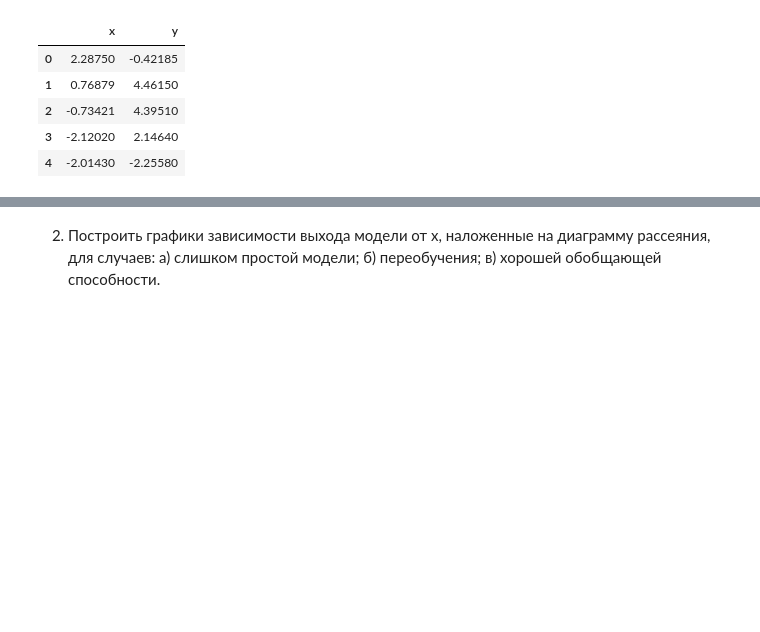
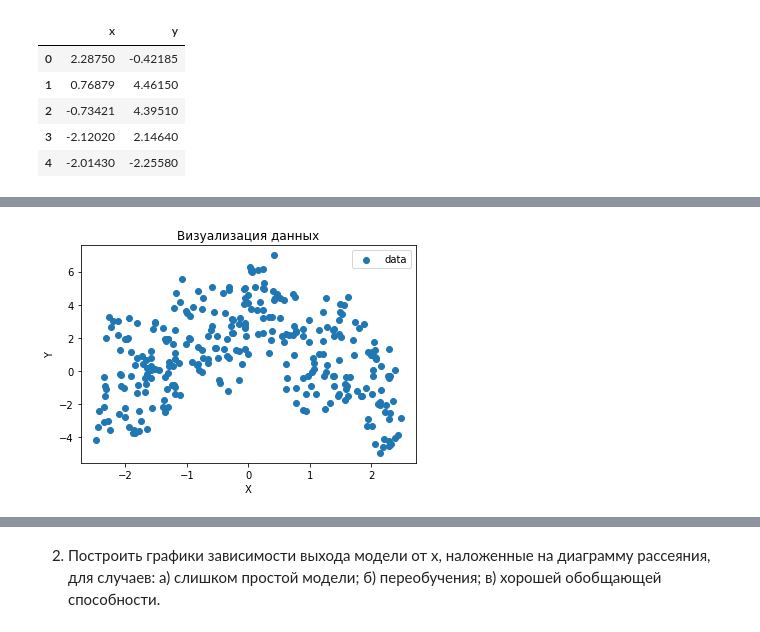
Before and after one commit to aeglushkov/mephi-ml-2021, a Jupyter notebook: Lab01.ipynb, the cells around one changed output, grey strips where cells are left out. Drawn from its saved outputs; the diff is of its cells as text; code cells hidden in the pictures; blank space fills up the shorter version.

```diff
--- a/Lab01.ipynb
+++ b/Lab01.ipynb
@@ -27 +50,10 @@ df.head()
+# %%
+plt.title('Визуализация данных')
+plt.scatter(df['x'].values, df['y'].values, label='data')
+plt.legend()
+plt.xlabel('X')
+plt.ylabel('Y')
+plt.show()
+# %% [output]
+[figure, added]
 # %%
```
Also changed, not shown: parts of 36 cells of this notebook.
